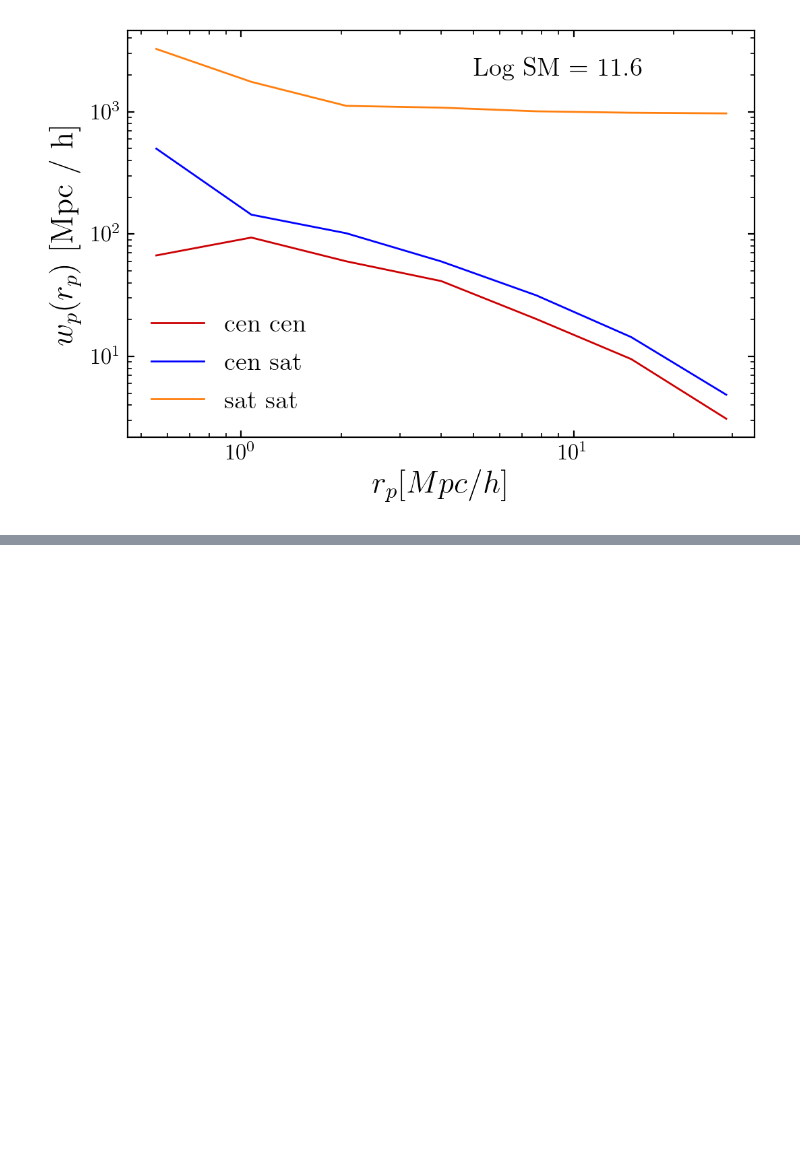
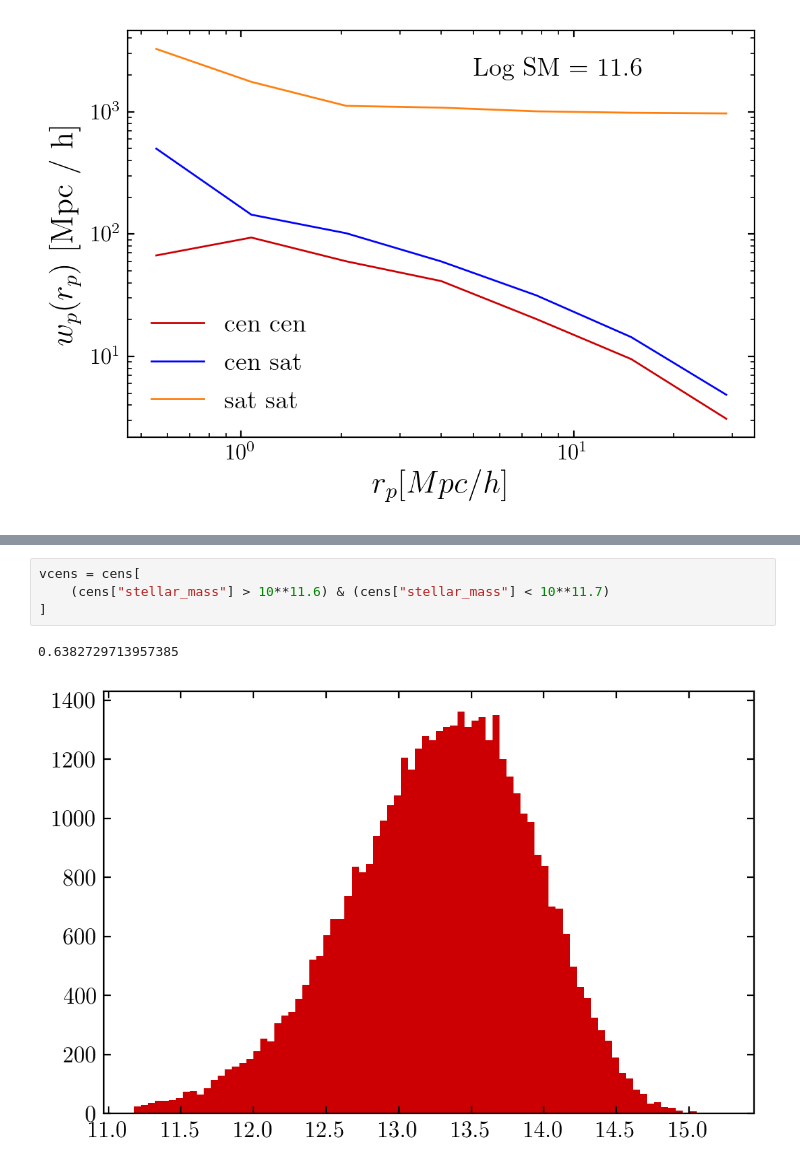
Before and after one commit to gsallabe/thesis_satellite_fraction, a Jupyter notebook: cb/analysis.ipynb, the cells around one changed output, grey strips where cells are left out. Cells and saved outputs as stored; diff of their text form; blank space fills up the shorter version.

```diff
--- a/cb/analysis.ipynb
+++ b/cb/analysis.ipynb
@@ -221,0 +229,7 @@ Units of stellar mass are in M*
+# %%
+vcens = cens[
+    (cens["stellar_mass"] > 10**11.6) & (cens["stellar_mass"] < 10**11.7)
+]
+# %% [output]
+0.6382729713957385
+[figure, added]
```
Also changed, not shown: parts of 6 cells of this notebook, 2 other files.
